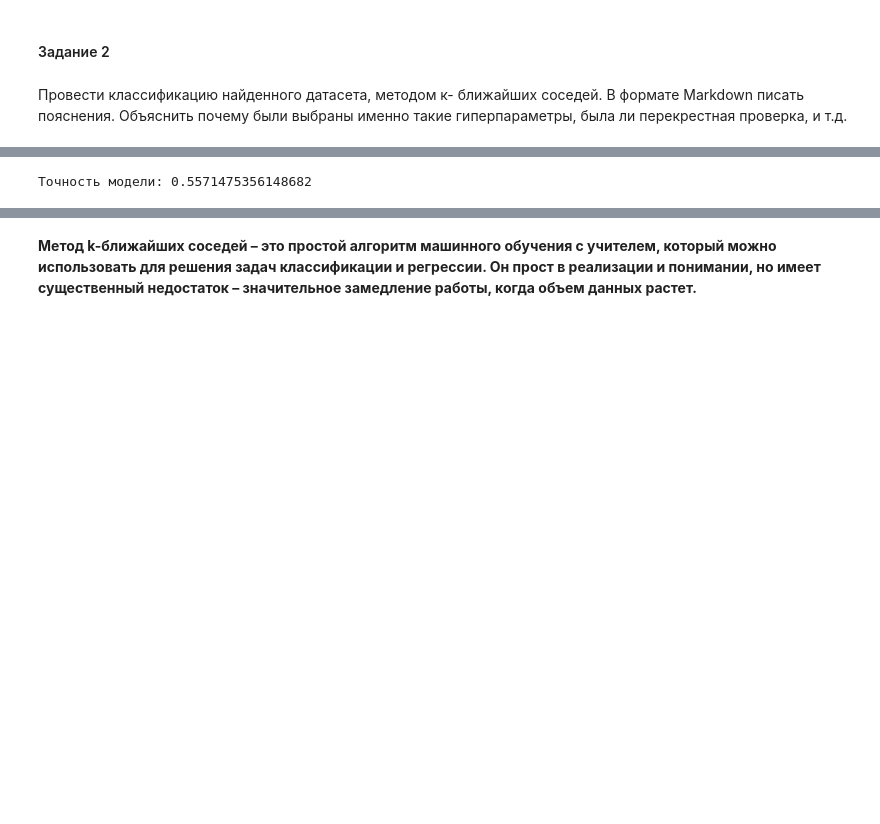
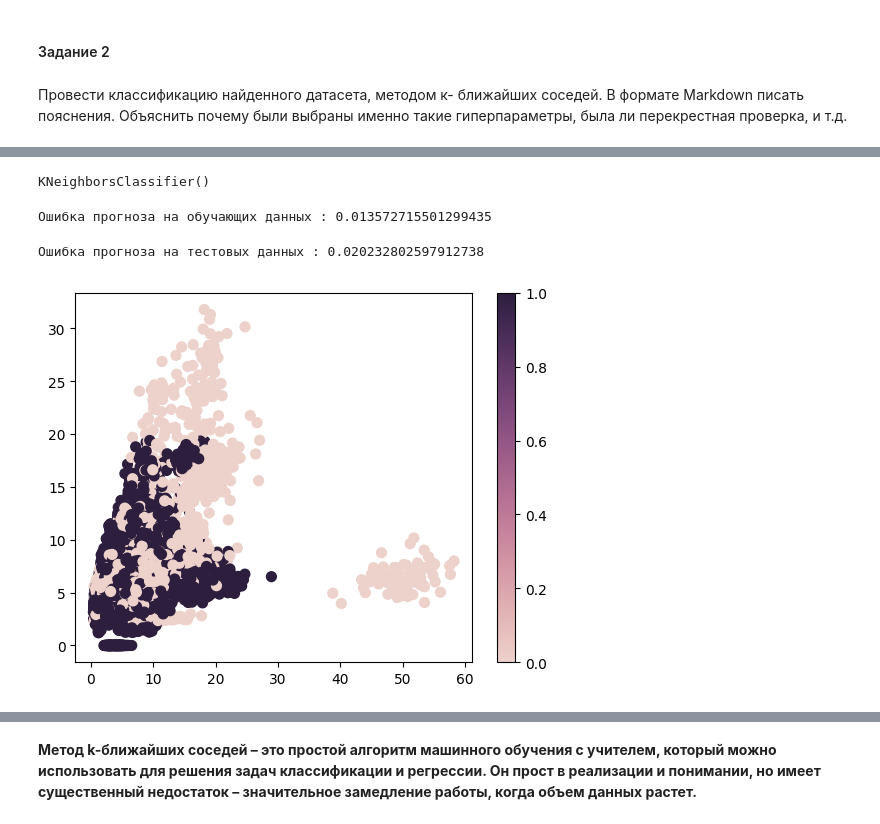
Before and after one commit to len6q/dynamic-languages-2, a Jupyter notebook: practice.ipynb, the cells around one changed output, grey strips where cells are left out. Drawn from its saved outputs; the diff is of its cells as text; code cells hidden in the pictures; blank space fills up the shorter version.

```diff
--- a/practice.ipynb
+++ b/practice.ipynb
@@ -89,25 +107,0 @@ plt.show()
-# %%
-def get_train_test_items(test_precent:float):
-    size = frame.index.size
-    test_size = int(np.round(size * test_precent, 0))
-
-    x_train = frame[predictors][:-test_size].values
-    y_train = frame[outcome][:-test_size].values
-    x_test = frame[predictors][-test_size:].values
-    y_test = frame[outcome][-test_size:].values
-
-    return [x_train, x_test, y_train, y_test, test_size]
-
-def print_accuracy():
-    predictions_poly = model.predict(x_test)
-    accuracy_poly = accuracy_score(y_test, predictions_poly)
-    print(f'Точноcть модели: {accuracy_poly}')
-
-x_train, x_test, y_train, y_test, _ = get_train_test_items(test_precent=0.2)
-
-model = KNeighborsClassifier(n_neighbors=5)
-model.fit(x_train, y_train)
-
-print_accuracy()
-# %% [output]
-Точноcть модели: 0.5571475356148682
@@ -113,0 +115,27 @@ print_accuracy()
+# %%
+model = KNeighborsClassifier(n_neighbors=5)
+model.fit(x_train, y_train)
+# %% [output]
+KNeighborsClassifier()
+# %%
+train_preds = model.predict(x_train)
+mse = mean_squared_error(y_train, train_preds)
+rmse = sqrt(mse)
+print(f'Ошибка прогноза на обучающих данных : {rmse}')
+# %% [output]
+Ошибка прогноза на обучающих данных : 0.013572715501299435
+# %%
+test_preds = model.predict(x_test)
+mse = mean_squared_error(y_test, test_preds)
+rmse = sqrt(mse)
+print(f'Ошибка прогноза на тестовых данных : {rmse}')
+# %% [output]
+Ошибка прогноза на тестовых данных : 0.020232802597912738
+# %%
+cmap = sns.cubehelix_palette(as_cmap=True)
+f, ax = plt.subplots()
+points = ax.scatter(x_test[:, 0], x_test[:, 8], c=test_preds, s=50, cmap=cmap)
+f.colorbar(points)
+plt.show()
+# %% [output]
+[figure, added]
```
Also changed, not shown: parts of 33 cells of this notebook.
